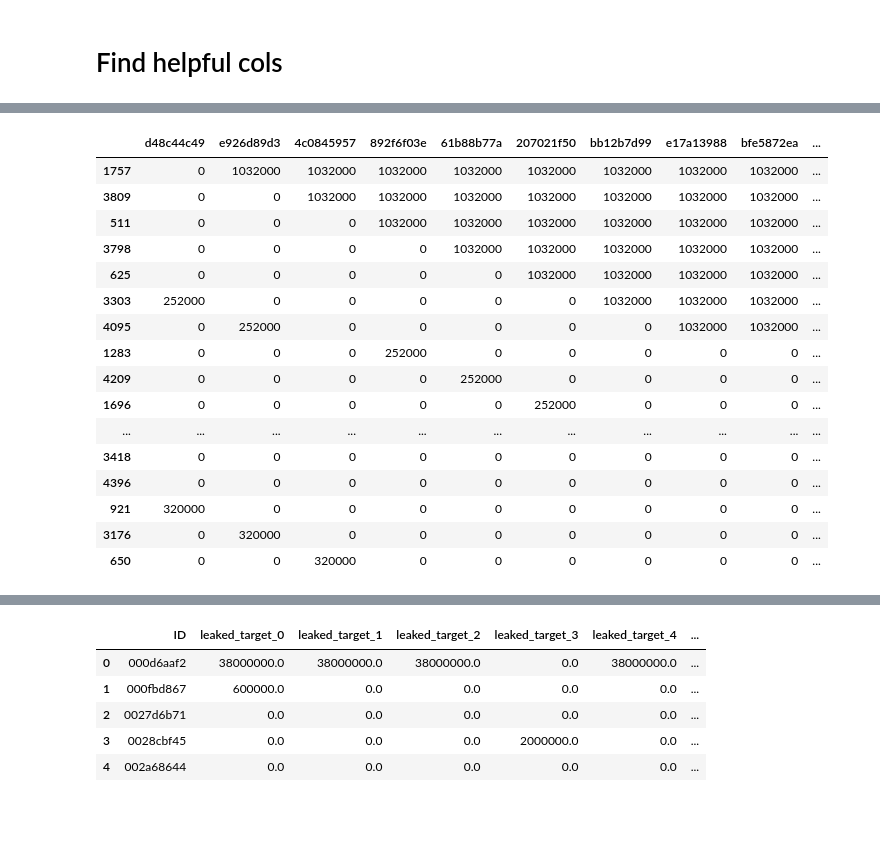
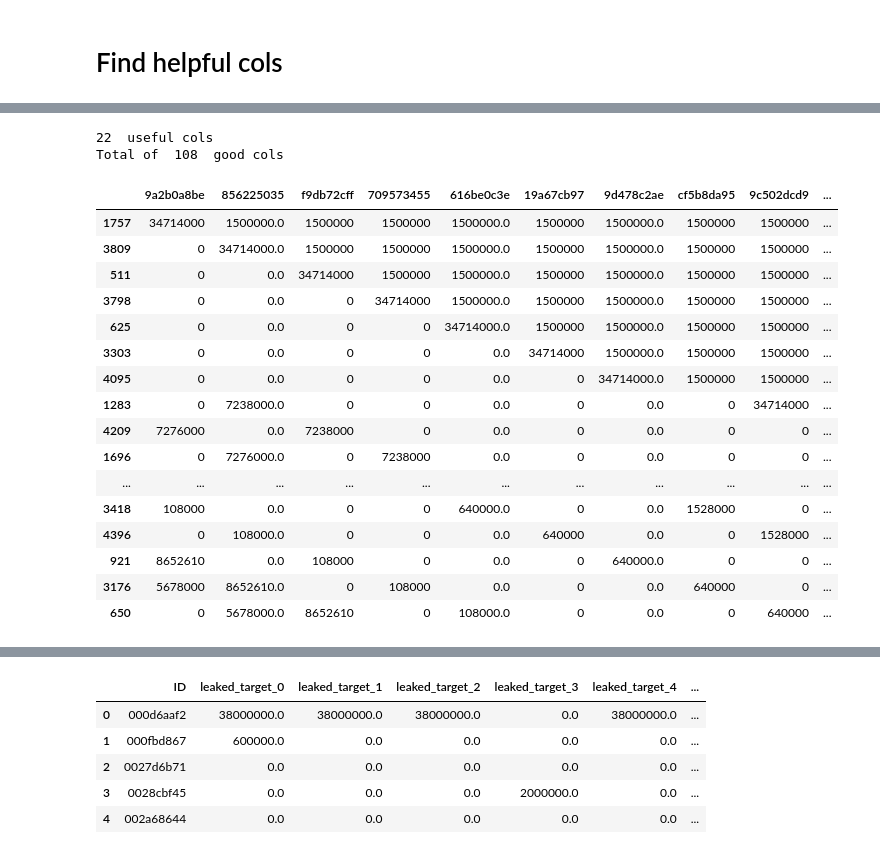
Before and after one commit to arc144/Kaggle-Santander-Value-Prediction-Challenge, a Jupyter notebook: leaky_abuse_kernel.ipynb, the cells around one changed output, grey strips where cells are left out. Drawn from its saved outputs; the diff is of its cells as text; code cells hidden in the pictures; blank space fills up the shorter version.

Commit message:
Fixed leak abuse and improved model using is_label

```diff
--- a/leaky_abuse_kernel.ipynb
+++ b/leaky_abuse_kernel.ipynb
@@ -130,8 +130,7 @@ def find_n_cols_groups(df, n_groups=40, stop_thresh=2, col_count_tresh=30):
     col_groups = []
     for i in range(n_groups):
         filler, count = find_filler_value(df, i)
-        print(filler, count)
-        if filler == 0 or count <10:
+        if count <10:
             continue
         df_view = find_col_order_by_filler(df, filler)
         if not all(df_view):
@@ -202,7 +201,7 @@ def find_col_order_by_filler_for_ambiguous_cols(df, filler, n_cols=40):
 pd.set_option('display.max_columns', None)
 pd.set_option('display.max_rows', None)
 tmp = train.loc[rows, :].drop('ID', axis=1)
-find_col_order_by_filler_for_ambiguous_cols(tmp, 1032000)[1]
+x = find_col_order_by_filler_for_ambiguous_cols(tmp, 0)
 # extra_feats = [list(x.columns) for x in find_col_order_by_filler_for_ambiguous_cols(tmp, 0)]
 # [len(x) for x in extra_feats]
 # %% [output]
@@ -393,8 +376,8 @@ def compiled_leak_result(extra_cols, max_nlags=38, verbose=True):
 # %%
 good_cols = []
 bad_cols = []
-_, result = compiled_leak_result([[]], max_nlags=38, verbose=False)
-ref = result['score']
+_, result = compiled_leak_result([[]], max_nlags=3, verbose=False)
+ref = min(result['score'])
 for i in range(len(extra_feats)):
     extra_cols = [extra_feats[i]]
     _, result = compiled_leak_result(extra_cols, max_nlags=3, verbose=False)
@@ -471,24 +474,35 @@ IndexError: list index out of range
+# %%
+# Append fixed cols to good cols
+fixed_cols = [x for x in fixed_cols if len(x) >= 30]
+print(len(fixed_cols), ' useful cols')
+good_cols.extend(fixed_cols)
+print('Total of ', len(good_cols), ' good cols')
+# %% [output]
+22  useful cols
+Total of  108  good cols
 # %%
 # Visualize bad_cols to understand what is happenning
+pd.set_option('display.max_columns', None)
+pd.set_option('display.max_rows', None)
 # len(bad_cols)
-tmp.loc[:, bad_cols[0]]
+tmp.loc[:, bad_cols[1]]
 # %% [output]
-|  | d48c44c49 | e926d89d3 | 4c0845957 | 892f6f03e | 61b88b77a | 207021f50 | bb12b7d99 | e17a13988 | bfe5872ea | ... |
-| 1757 | 0 | 1032000 | 1032000 | 1032000 | 1032000 | 1032000 | 1032000 | 1032000 | 1032000 | ... |
-| 3809 | 0 | 0 | 1032000 | 1032000 | 1032000 | 1032000 | 1032000 | 1032000 | 1032000 | ... |
-| 511 | 0 | 0 | 0 | 1032000 | 1032000 | 1032000 | 1032000 | 1032000 | 1032000 | ... |
-| 3798 | 0 | 0 | 0 | 0 | 1032000 | 1032000 | 1032000 | 1032000 | 1032000 | ... |
-| 625 | 0 | 0 | 0 | 0 | 0 | 1032000 | 1032000 | 1032000 | 1032000 | ... |
-| 3303 | 252000 | 0 | 0 | 0 | 0 | 0 | 1032000 | 1032000 | 1032000 | ... |
-| 4095 | 0 | 252000 | 0 | 0 | 0 | 0 | 0 | 1032000 | 1032000 | ... |
-| 1283 | 0 | 0 | 0 | 252000 | 0 | 0 | 0 | 0 | 0 | ... |
-| 4209 | 0 | 0 | 0 | 0 | 252000 | 0 | 0 | 0 | 0 | ... |
-| 1696 | 0 | 0 | 0 | 0 | 0 | 252000 | 0 | 0 | 0 | ... |
+|  | 9a2b0a8be | 856225035 | f9db72cff | 709573455 | 616be0c3e | 19a67cb97 | 9d478c2ae | cf5b8da95 | 9c502dcd9 | ... |
+| 1757 | 34714000 | 1500000.0 | 1500000 | 1500000 | 1500000.0 | 1500000 | 1500000.0 | 1500000 | 1500000 | ... |
+| 3809 | 0 | 34714000.0 | 1500000 | 1500000 | 1500000.0 | 1500000 | 1500000.0 | 1500000 | 1500000 | ... |
+| 511 | 0 | 0.0 | 34714000 | 1500000 | 1500000.0 | 1500000 | 1500000.0 | 1500000 | 1500000 | ... |
+| 3798 | 0 | 0.0 | 0 | 34714000 | 1500000.0 | 1500000 | 1500000.0 | 1500000 | 1500000 | ... |
+| 625 | 0 | 0.0 | 0 | 0 | 34714000.0 | 1500000 | 1500000.0 | 1500000 | 1500000 | ... |
+| 3303 | 0 | 0.0 | 0 | 0 | 0.0 | 34714000 | 1500000.0 | 1500000 | 1500000 | ... |
+| 4095 | 0 | 0.0 | 0 | 0 | 0.0 | 0 | 34714000.0 | 1500000 | 1500000 | ... |
+| 1283 | 0 | 7238000.0 | 0 | 0 | 0.0 | 0 | 0.0 | 0 | 34714000 | ... |
+| 4209 | 7276000 | 0.0 | 7238000 | 0 | 0.0 | 0 | 0.0 | 0 | 0 | ... |
+| 1696 | 0 | 7276000.0 | 0 | 7238000 | 0.0 | 0 | 0.0 | 0 | 0 | ... |
 | ... | ... | ... | ... | ... | ... | ... | ... | ... | ... | ... |
-| 3418 | 0 | 0 | 0 | 0 | 0 | 0 | 0 | 0 | 0 | ... |
-| 4396 | 0 | 0 | 0 | 0 | 0 | 0 | 0 | 0 | 0 | ... |
-| 921 | 320000 | 0 | 0 | 0 | 0 | 0 | 0 | 0 | 0 | ... |
-| 3176 | 0 | 320000 | 0 | 0 | 0 | 0 | 0 | 0 | 0 | ... |
-| 650 | 0 | 0 | 320000 | 0 | 0 | 0 | 0 | 0 | 0 | ... |
+| 3418 | 108000 | 0.0 | 0 | 0 | 640000.0 | 0 | 0.0 | 1528000 | 0 | ... |
+| 4396 | 0 | 108000.0 | 0 | 0 | 0.0 | 640000 | 0.0 | 0 | 1528000 | ... |
+| 921 | 8652610 | 0.0 | 108000 | 0 | 0.0 | 0 | 640000.0 | 0 | 0 | ... |
+| 3176 | 5678000 | 8652610.0 | 0 | 108000 | 0.0 | 0 | 0.0 | 640000 | 0 | ... |
+| 650 | 0 | 5678000.0 | 8652610 | 0 | 108000.0 | 0 | 0.0 | 0 | 640000 | ... |
 # %%
 train_leak, result = compiled_leak_result(good_cols)
```
Also changed, not shown: parts of 10 cells of this notebook, 5 other files.
